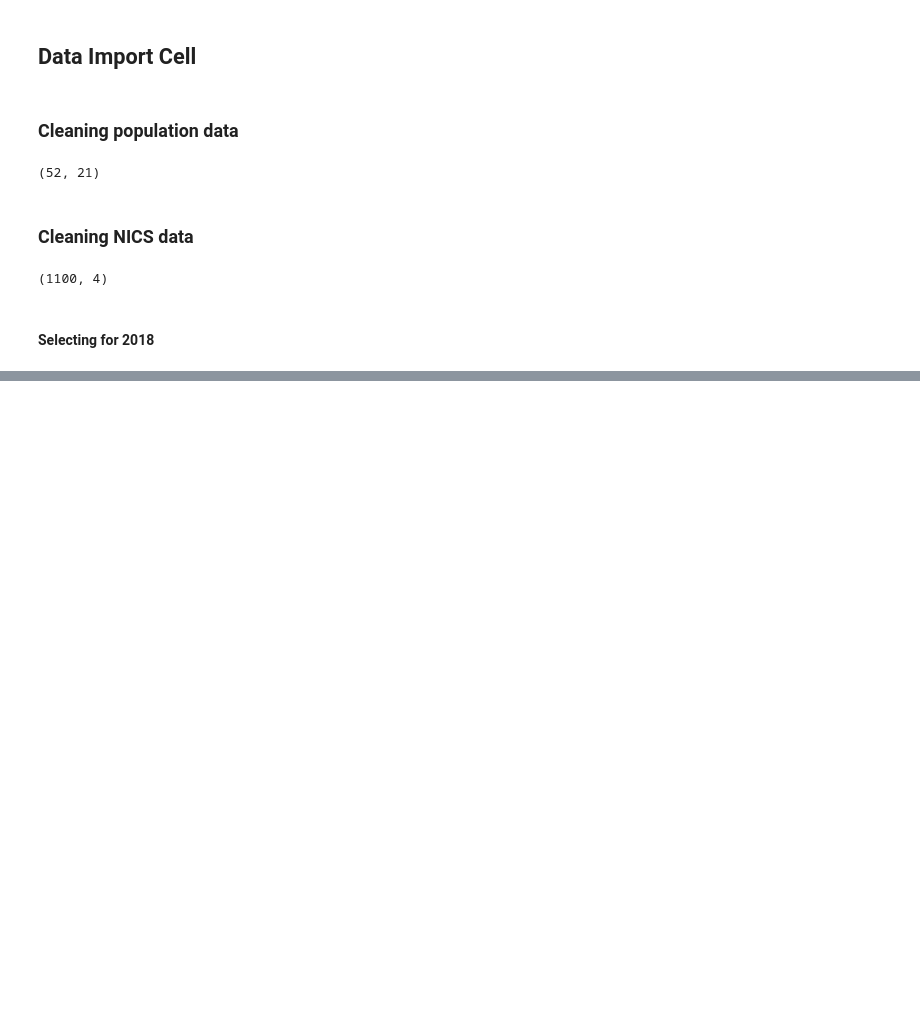
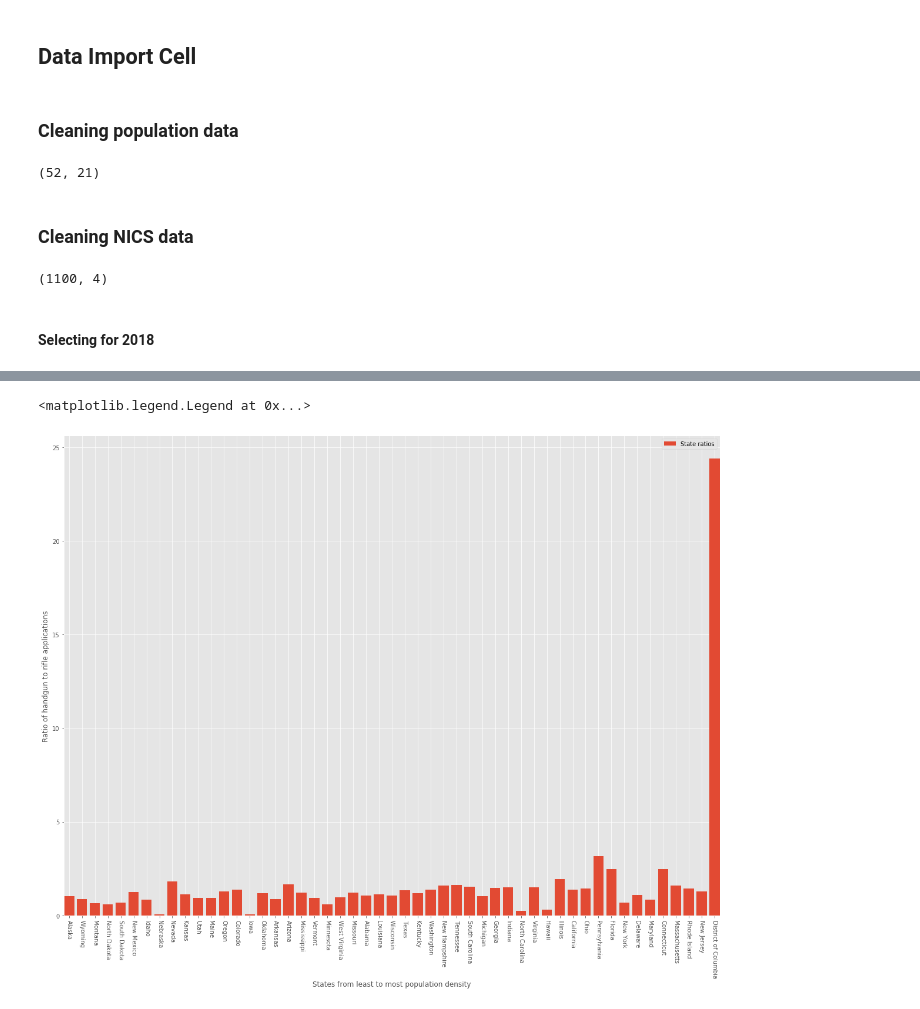
Before and after one commit to RellikDog/Capstone1, a Jupyter notebook: Capstone.ipynb, the cells around one changed output, grey strips where cells are left out. Drawn from its saved outputs; the diff is of its cells as text; code cells hidden in the pictures; blank space fills up the shorter version.

```diff
--- a/Capstone.ipynb
+++ b/Capstone.ipynb
@@ -1,9 +1,12 @@
 # %% [markdown]
 # Module Import Cell
 # %%
+%matplotlib inline
+import matplotlib
 import numpy as np
 import matplotlib.pyplot as plt
 import pandas as pd
+plt.style.use('ggplot')
 # %% [markdown]
 ## Data Import Cell
 # %%
@@ -67,0 +73,8 @@ for row in rows_to_drop:
+# %%
+#Add population density to NICS data
+temp = np.array(my_2018_pop_df['2018'])
+nics_2018_df['pop_density'] = temp
+#Add column to show ratio of handgun/ rifle applications
+nics_2018_df['handgun/long_gun'] = nics_2018_df['total_handgun'] / nics_2018_df['total_long_gun']
+#Sorting DF by population density
+pop_sorted_nics_2018_df = nics_2018_df.sort_values('pop_density')
@@ -67,0 +85,17 @@ for row in rows_to_drop:
+# %%
+#pop_sorted_nics_2018_df
+fig, ax = plt.subplots(figsize=(20,15))
+labels = np.array(pop_sorted_nics_2018_df['state'])
+h_l_r = np.array(pop_sorted_nics_2018_df['handgun/long_gun'])
+x = np.arange(len(labels))
+ax.bar(x, h_l_r, label=('State ratios'))
+ax.margins(x=0)
+ax.set_ylabel('Ratio of handgun to rifle applications')
+ax.set_xlabel('States from least to most population density')
+#ax.set_title('Scores by group and gender')
+ax.set_xticks(x)
+ax.set_xticklabels(labels, rotation=270)
+ax.legend()
+# %% [output]
+<matplotlib.legend.Legend at 0x...>
+[figure, added]
```
Also changed, not shown: parts of 5 cells of this notebook, 1 other file.
